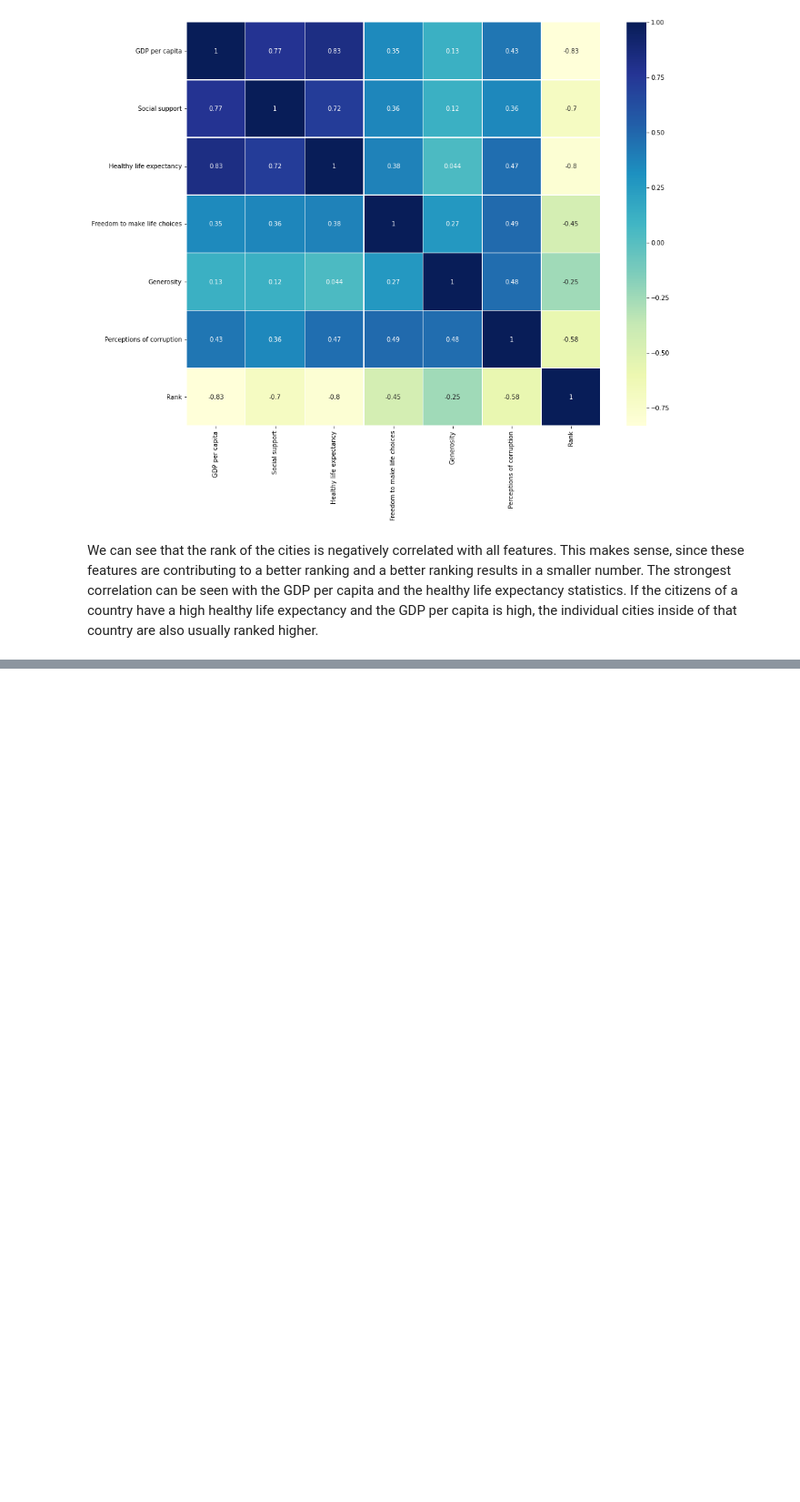
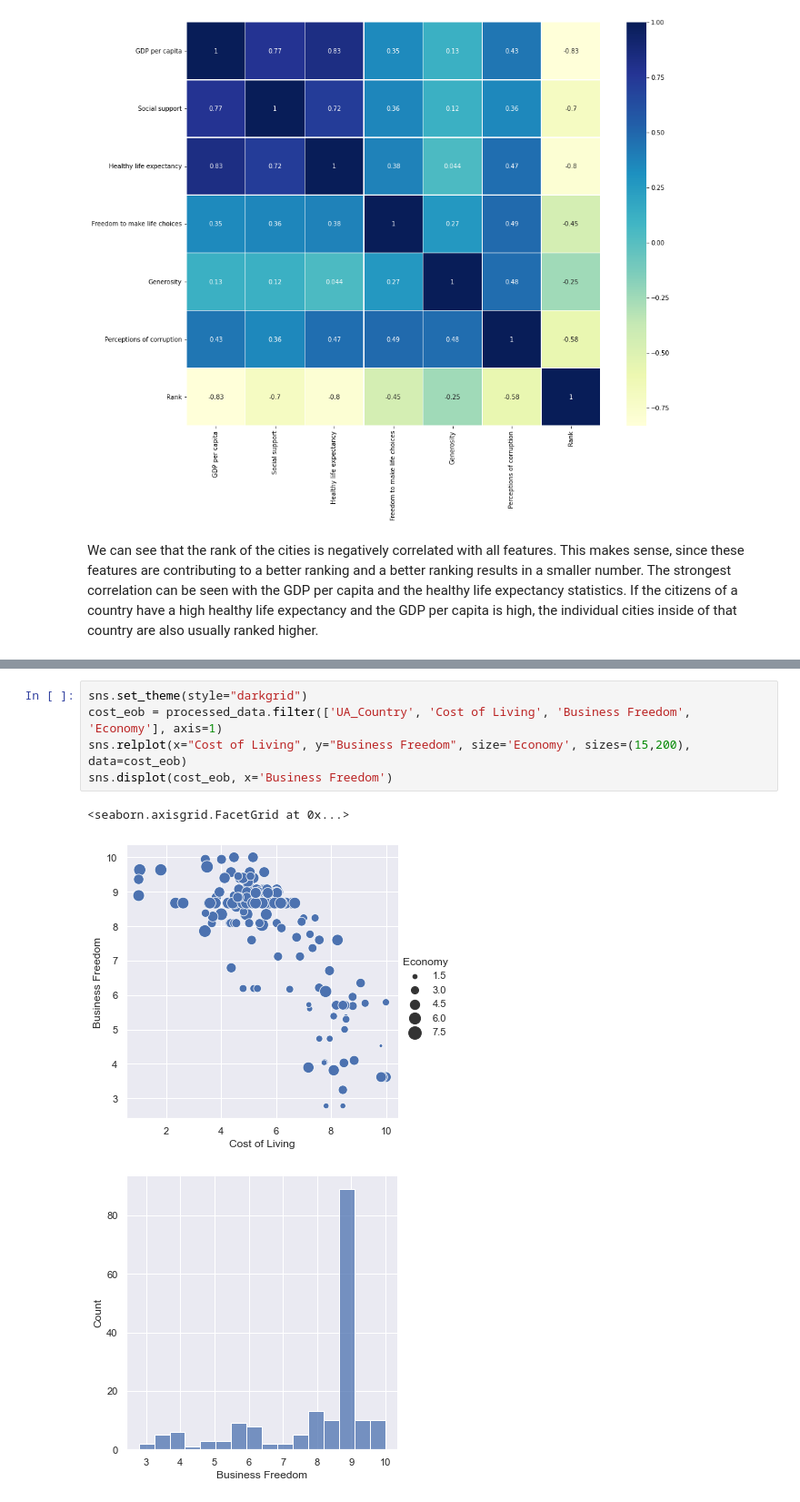
Before and after one commit to lukasthekid/liveability-ex, a Jupyter notebook: ex3.ipynb, the cells around one changed output, grey strips where cells are left out. Shown at 91% size. Saved outputs shown, nothing was run; the diff lists cells and outputs as text; blank space fills up the shorter version.

```diff
--- a/ex3.ipynb
+++ b/ex3.ipynb
@@ -483,0 +522,9 @@ We can see that the rank of the cities is negatively correlated with all feature
+# %%
+sns.set_theme(style="darkgrid")
+cost_eob = processed_data.filter(['UA_Country', 'Cost of Living', 'Business Freedom', 'Economy'], axis=1)
+sns.relplot(x="Cost of Living", y="Business Freedom", size='Economy', sizes=(15,200), data=cost_eob)
+sns.displot(cost_eob, x='Business Freedom')
+# %% [output]
+<seaborn.axisgrid.FacetGrid at 0x...>
+[figure, added]
+[figure, added]
```
Also changed, not shown: parts of 18 cells of this notebook, 6 other files.
